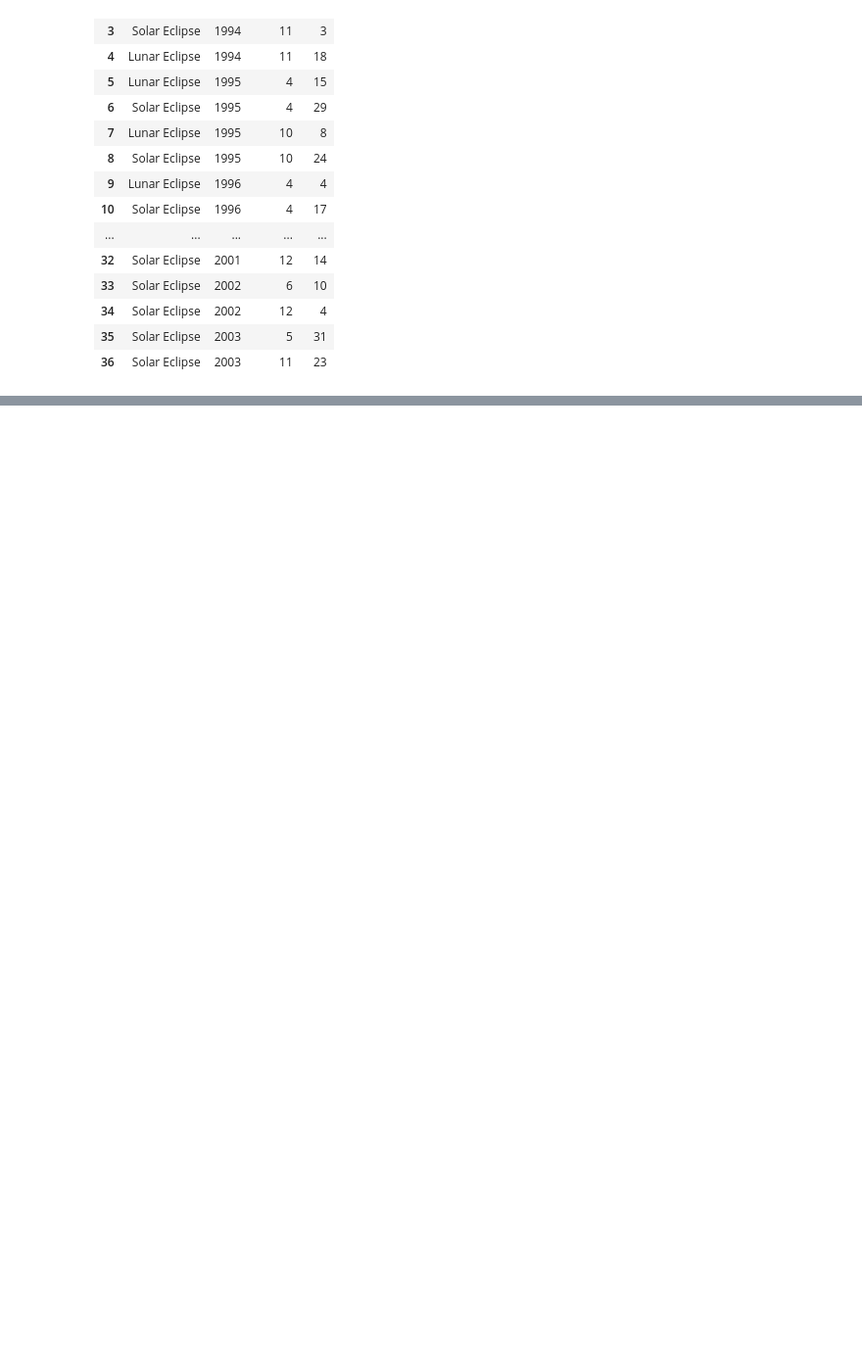
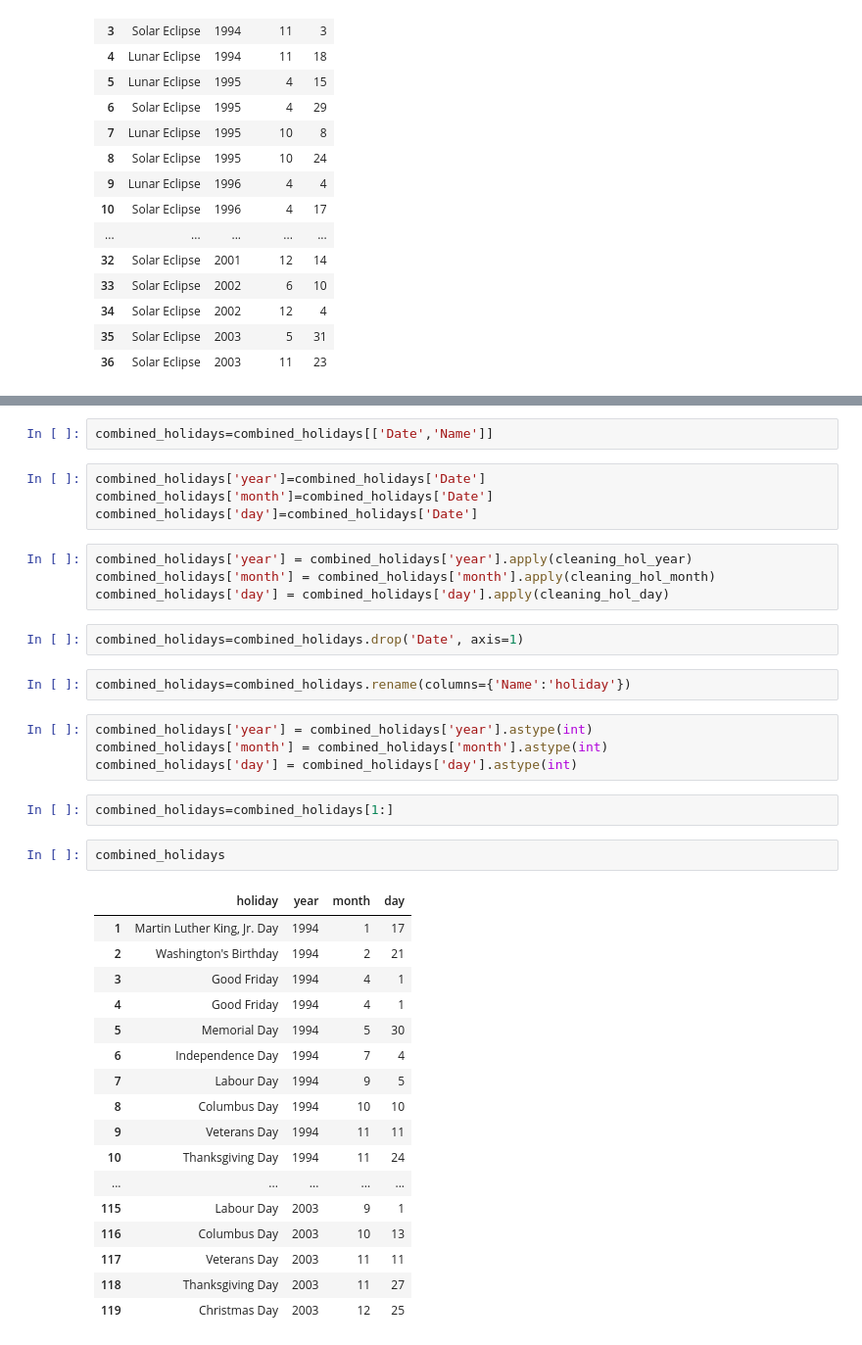
Before and after one commit to Ankourii/ETL, a Jupyter notebook: notebooks/Cleaning.ipynb, the cells around one changed output, grey strips where cells are left out. Shown at 98% size. Drawn from its saved outputs; the diff is of its cells as text; blank space fills up the shorter version.

```diff
--- a/notebooks/Cleaning.ipynb
+++ b/notebooks/Cleaning.ipynb
@@ -240,0 +281,40 @@ eclipses.to_csv("../data/eclipses_clean.csv", index=False)
+# %%
+combined_holidays=combined_holidays[['Date','Name']]
+# %%
+combined_holidays['year']=combined_holidays['Date']
+combined_holidays['month']=combined_holidays['Date']
+combined_holidays['day']=combined_holidays['Date']
+# %%
+combined_holidays['year'] = combined_holidays['year'].apply(cleaning_hol_year)
+combined_holidays['month'] = combined_holidays['month'].apply(cleaning_hol_month)
+combined_holidays['day'] = combined_holidays['day'].apply(cleaning_hol_day)
+# %%
+combined_holidays=combined_holidays.drop('Date', axis=1)
+# %%
+combined_holidays=combined_holidays.rename(columns={'Name':'holiday'})
+# %%
+combined_holidays['year'] = combined_holidays['year'].astype(int)
+combined_holidays['month'] = combined_holidays['month'].astype(int)
+combined_holidays['day'] = combined_holidays['day'].astype(int)
+# %%
+combined_holidays=combined_holidays[1:]
+# %%
+combined_holidays
+# %% [output]
+|  | holiday | year | month | day |
+| 1 | Martin Luther King, Jr. Day | 1994 | 1 | 17 |
+| 2 | Washington's Birthday | 1994 | 2 | 21 |
+| 3 | Good Friday | 1994 | 4 | 1 |
+| 4 | Good Friday | 1994 | 4 | 1 |
+| 5 | Memorial Day | 1994 | 5 | 30 |
+| 6 | Independence Day | 1994 | 7 | 4 |
+| 7 | Labour Day | 1994 | 9 | 5 |
+| 8 | Columbus Day | 1994 | 10 | 10 |
+| 9 | Veterans Day | 1994 | 11 | 11 |
+| 10 | Thanksgiving Day | 1994 | 11 | 24 |
+| ... | ... | ... | ... | ... |
+| 115 | Labour Day | 2003 | 9 | 1 |
+| 116 | Columbus Day | 2003 | 10 | 13 |
+| 117 | Veterans Day | 2003 | 11 | 11 |
+| 118 | Thanksgiving Day | 2003 | 11 | 27 |
+| 119 | Christmas Day | 2003 | 12 | 25 |
```
Also changed, not shown: parts of 12 cells of this notebook, 18 other files.
